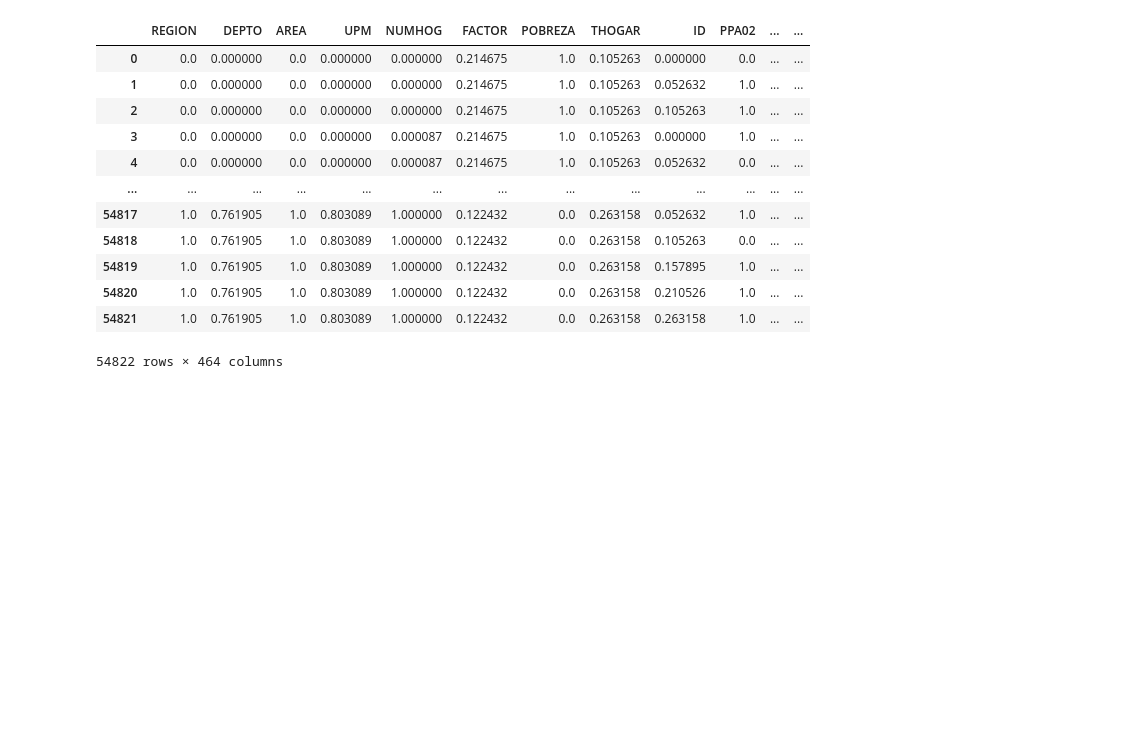
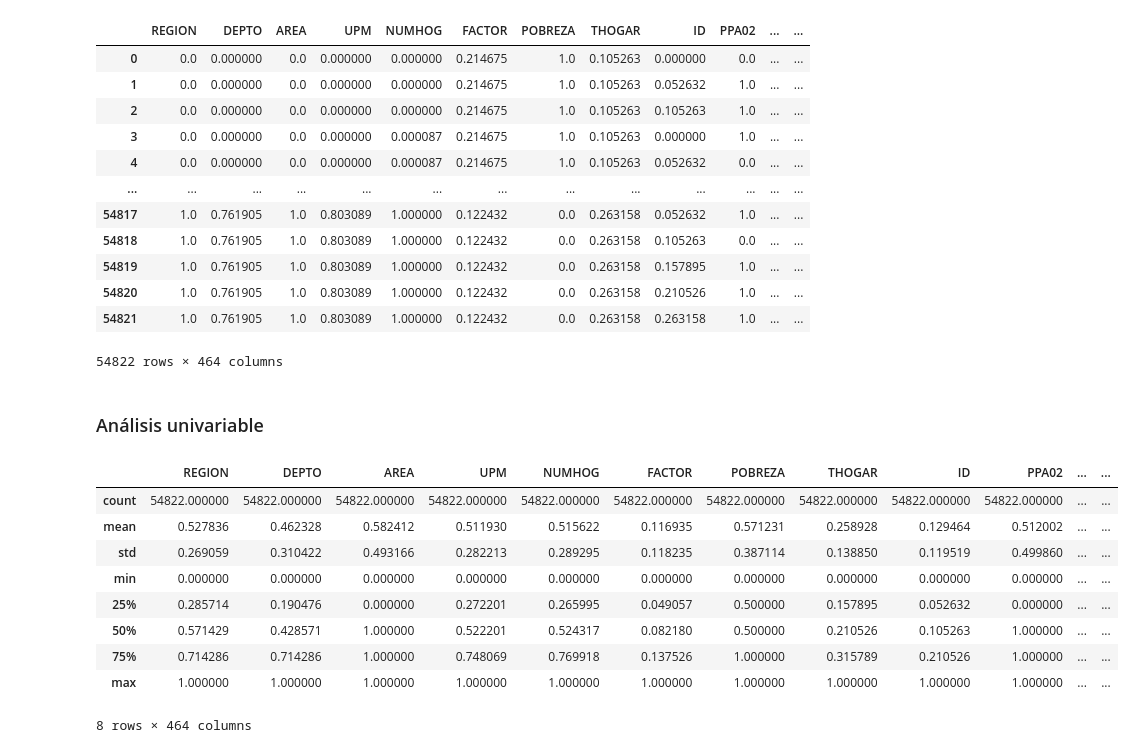
Before and after one commit to ChristopherG19/UVG_DS_Lab10, a Jupyter notebook: Laboratorio_10.ipynb, the cells around one changed output. Cells and saved outputs as stored; diff of their text form; code cells hidden in the pictures; blank space fills up the shorter version.

```diff
--- a/Laboratorio_10.ipynb
+++ b/Laboratorio_10.ipynb
@@ -394,3 +349,18 @@ df_Personas
 | 54820 | 1.0 | 0.761905 | 1.0 | 0.803089 | 1.000000 | 0.122432 | 0.0 | 0.263158 | 0.210526 | 1.0 | ... | ... |
 | 54821 | 1.0 | 0.761905 | 1.0 | 0.803089 | 1.000000 | 0.122432 | 0.0 | 0.263158 | 0.263158 | 1.0 | ... | ... |
 54822 rows × 464 columns
+# %% [markdown]
+### Análisis univariable
+# %%
+df_Personas.describe()
+# %% [output]
+|  | REGION | DEPTO | AREA | UPM | NUMHOG | FACTOR | POBREZA | THOGAR | ID | PPA02 | ... | ... |
+| count | 54822.000000 | 54822.000000 | 54822.000000 | 54822.000000 | 54822.000000 | 54822.000000 | 54822.000000 | 54822.000000 | 54822.000000 | 54822.000000 | ... | ... |
+| mean | 0.527836 | 0.462328 | 0.582412 | 0.511930 | 0.515622 | 0.116935 | 0.571231 | 0.258928 | 0.129464 | 0.512002 | ... | ... |
+| std | 0.269059 | 0.310422 | 0.493166 | 0.282213 | 0.289295 | 0.118235 | 0.387114 | 0.138850 | 0.119519 | 0.499860 | ... | ... |
+| min | 0.000000 | 0.000000 | 0.000000 | 0.000000 | 0.000000 | 0.000000 | 0.000000 | 0.000000 | 0.000000 | 0.000000 | ... | ... |
+| 25% | 0.285714 | 0.190476 | 0.000000 | 0.272201 | 0.265995 | 0.049057 | 0.500000 | 0.157895 | 0.052632 | 0.000000 | ... | ... |
+| 50% | 0.571429 | 0.428571 | 1.000000 | 0.522201 | 0.524317 | 0.082180 | 0.500000 | 0.210526 | 0.105263 | 1.000000 | ... | ... |
+| 75% | 0.714286 | 0.714286 | 1.000000 | 0.748069 | 0.769918 | 0.137526 | 1.000000 | 0.315789 | 0.210526 | 1.000000 | ... | ... |
+| max | 1.000000 | 1.000000 | 1.000000 | 1.000000 | 1.000000 | 1.000000 | 1.000000 | 1.000000 | 1.000000 | 1.000000 | ... | ... |
+8 rows × 464 columns
```
Also changed, not shown: parts of 17 cells of this notebook.
